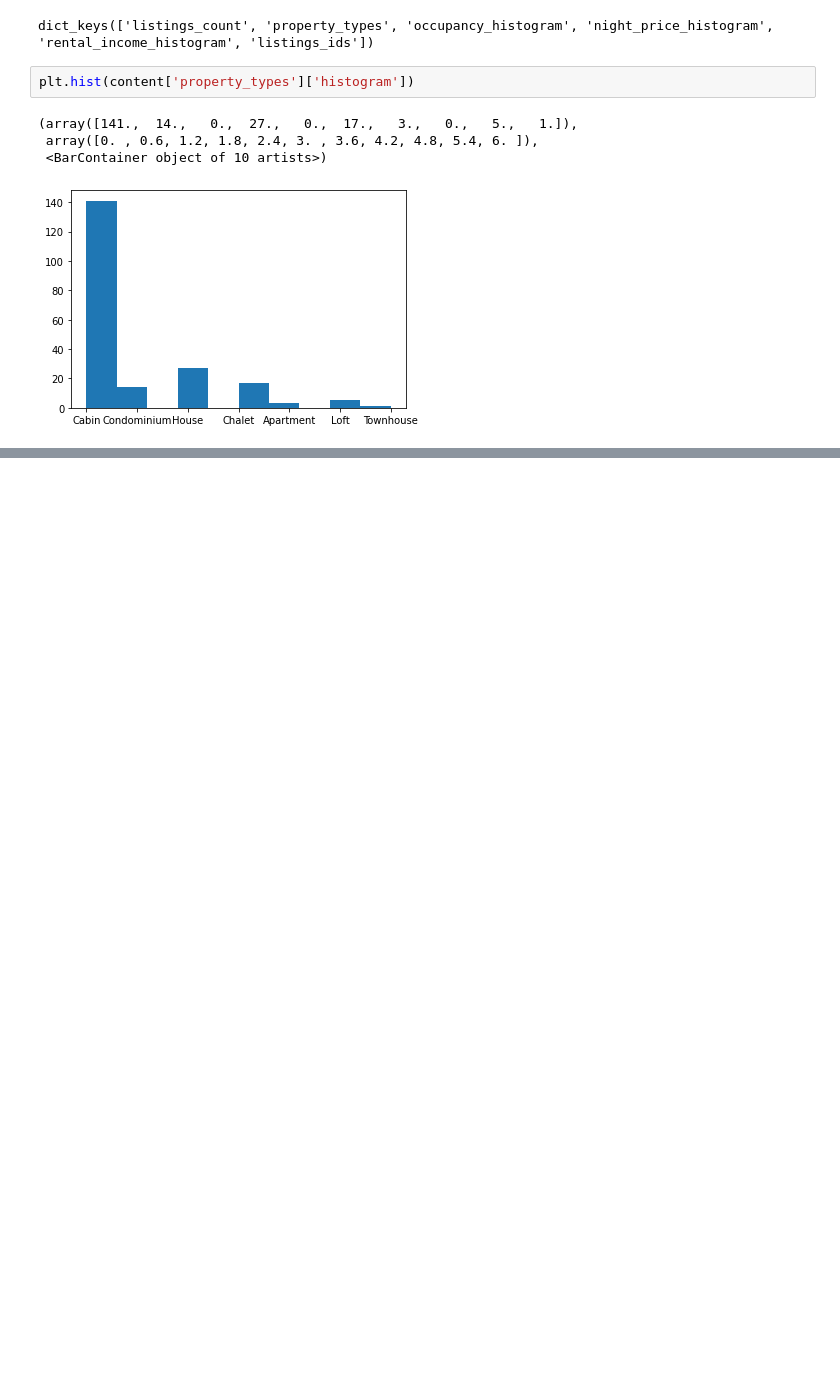
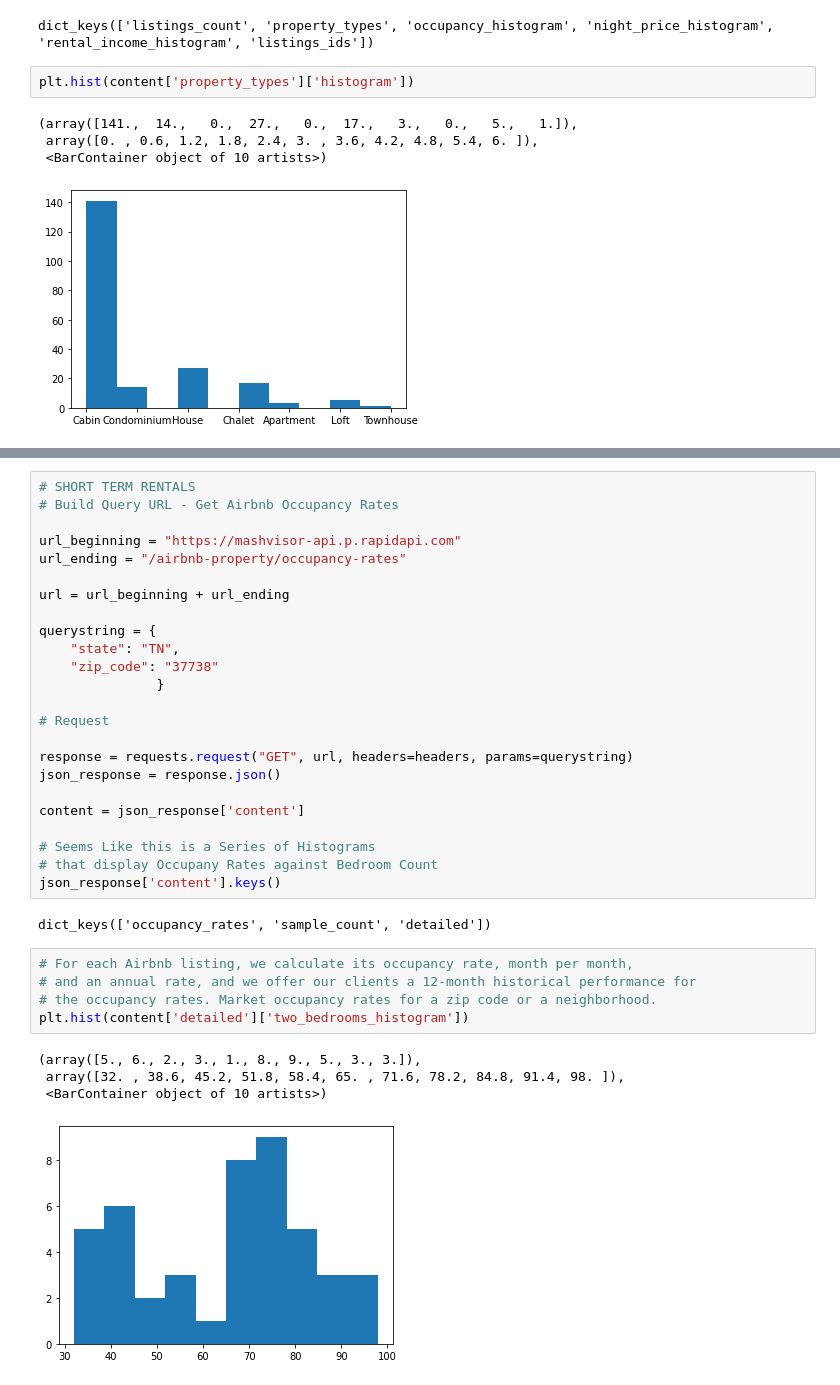
Before and after one commit to taylor-curran/discover-realestate-data, a Jupyter notebook: notebooks/discover_data.ipynb, the cells around one changed output, grey strips where cells are left out. Saved outputs shown, nothing was run; the diff lists cells and outputs as text; blank space fills up the shorter version.

Commit message:
Completed Audit of Short-Term Rental Endpoints

```diff
--- a/notebooks/discover_data.ipynb
+++ b/notebooks/discover_data.ipynb
@@ -162,0 +174,36 @@ plt.hist(content['rental_income_histogram']['histogram'])
+# %%
+# SHORT TERM RENTALS
+# Build Query URL - Get Airbnb Occupancy Rates
+
+url_beginning = "https://mashvisor-api.p.rapidapi.com"
+url_ending = "/airbnb-property/occupancy-rates"
+
+url = url_beginning + url_ending
+
+querystring = {
+    "state": "TN",
+    "zip_code": "37738"
+               }
+
+# Request
+
+response = requests.request("GET", url, headers=headers, params=querystring)
+json_response = response.json()
+
+content = json_response['content']
+
+# Seems Like this is a Series of Histograms
+# that display Occupany Rates against Bedroom Count
+json_response['content'].keys()
+# %% [output]
+dict_keys(['occupancy_rates', 'sample_count', 'detailed'])
+# %%
+# For each Airbnb listing, we calculate its occupancy rate, month per month,
+# and an annual rate, and we offer our clients a 12-month historical performance for
+# the occupancy rates. Market occupancy rates for a zip code or a neighborhood.
+plt.hist(content['detailed']['two_bedrooms_histogram'])
+# %% [output]
+(array([5., 6., 2., 3., 1., 8., 9., 5., 3., 3.]),
+ array([32. , 38.6, 45.2, 51.8, 58.4, 65. , 71.6, 78.2, 84.8, 91.4, 98. ]),
+ <BarContainer object of 10 artists>)
+[figure, added]
```
Also changed, not shown: parts of 25 cells of this notebook.
